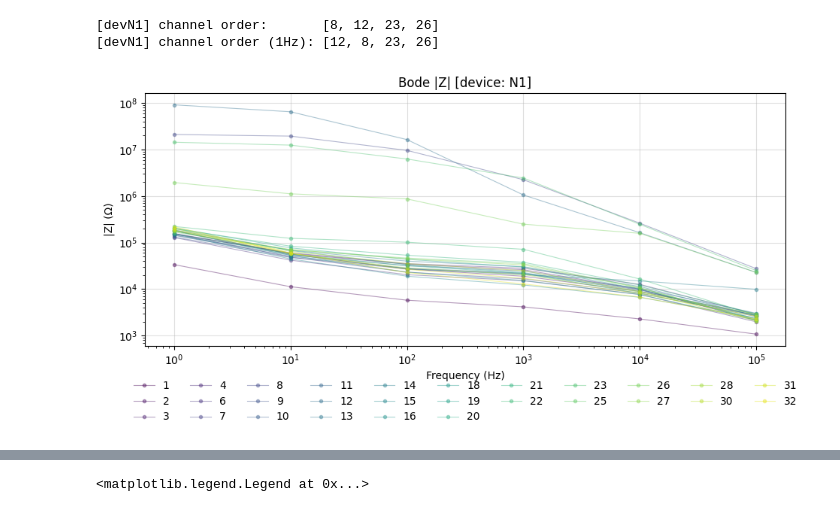
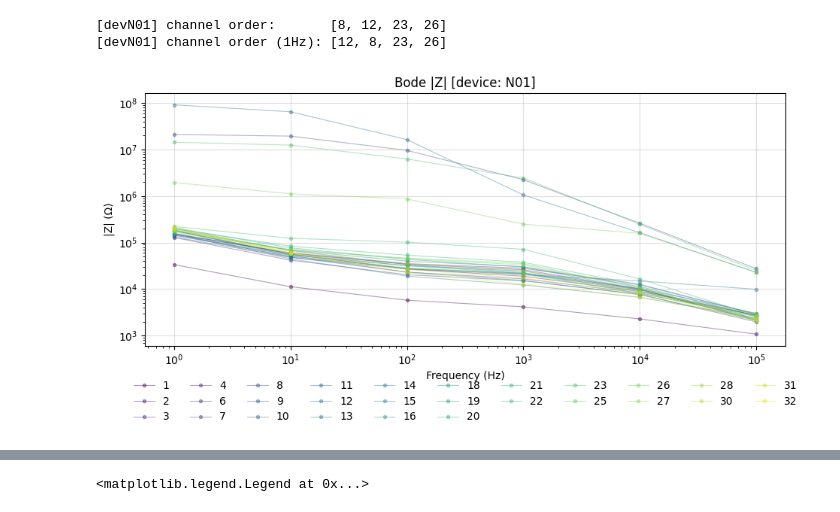
Before and after one commit to fedemengo/psession, a Jupyter notebook: nb.ipynb, the cells around one changed output, grey strips where cells are left out. Drawn from its saved outputs; the diff is of its cells as text; code cells hidden in the pictures.

```diff
--- a/nb.ipynb
+++ b/nb.ipynb
@@ -62,18 +112,8 @@ annotations[:5]
 # %%
-opts = {
-    "blocks_offset": {"BOT": 16},
-    "drop_ch": [],
-    "annotations": {
-        "channel": {
-            "17": "test",
-            "24": "test",
-            "29": "test"
-        }
-    }
-}
-
-eis, cv, lsv = parse(
-    './data/20250827 Tiana ECoG-L.pssession',
-    annotations=annotations,
-    opts=opts
-)
+opts={"presort": ["device", "channel"]}
+# %%
+eis, cv, lsv = parse(
+    './data/20250827 Tiana ECoG-L.pssession',
+    enrichments=enrichments,
+    opts=opts
+)
@@ -159,8 +202,7 @@ def median_rank_channels(df, frequency=None):
         raise KeyError("column 'z' is required")
 
     if frequency is not None:
-        # restrict to that frequency
-        sub = df[df["frequency"] == frequency]
+        sub = df[np.isclose(df["frequency"], frequency)]
         if sub.empty:
             raise ValueError(f"no rows with frequency={frequency}")
         ranks = sub.groupby("channel")["z"].median().sort_values().reset_index(name="score")
@@ -181,36 +223,36 @@ def plot_device(data_df, device, figsize=figsize):
     df_nX = data_df[data_df['device'].isin([device])]
 
     order, ranks = median_rank_channels(df_nX)
     print(f"[dev{device}] channel order:      ", order[::-1][:4])
-    order, ranks = median_rank_channels(df_nX, frequency=1)
+    order, ranks = median_rank_channels(df_nX, frequency=1.0)
     print(f"[dev{device}] channel order (1Hz):", order[::-1][:4])
 
     unique_ids_nX = np.unique(df_nX['channel'])
     cmap = plt.get_cmap("viridis")
     colors_nX = {mid: cmap(i / len(unique_ids_nX)) for i, mid in enumerate(unique_ids_nX)}
 
     plt.figure(figsize=figsize)
     for sid, g in df_nX.groupby(["device", "channel", "sweep_id"]):
         g = g.sort_values("frequency", ascending=False)
         mag = g["z"].to_numpy() if "z" in g.columns else np.hypot(g["zre"], g["zim"])
         plt.loglog(g["frequency"], mag, ".-", color=colors_nX[g["channel"].iloc[0]], linewidth=0.8, alpha=0.4, label=sid[1])
 
     plt.xlabel("Frequency (Hz)")
     plt.ylabel("|Z| (Ω)")
     plt.title(f"Bode |Z| [device: {device}]")
     plt.grid(True, alpha=0.4)
 
     plt.legend(
         bbox_to_anchor=(0.5, -0.1),
         loc="upper center",
         ncol=11,
         frameon=False
     )
     plt.tight_layout()
 
-plot_device(df, "N1", figsize=(10, 5))
+plot_device(df, "N01", figsize=(10, 5))
 # %% [output]
-[devN1] channel order:       [8, 12, 23, 26]
-[devN1] channel order (1Hz): [12, 8, 23, 26]
+[devN01] channel order:       [8, 12, 23, 26]
+[devN01] channel order (1Hz): [12, 8, 23, 26]
-[figure, old version]
+[figure, new version]
 # %%
```
Also changed, not shown: parts of 28 cells of this notebook.
